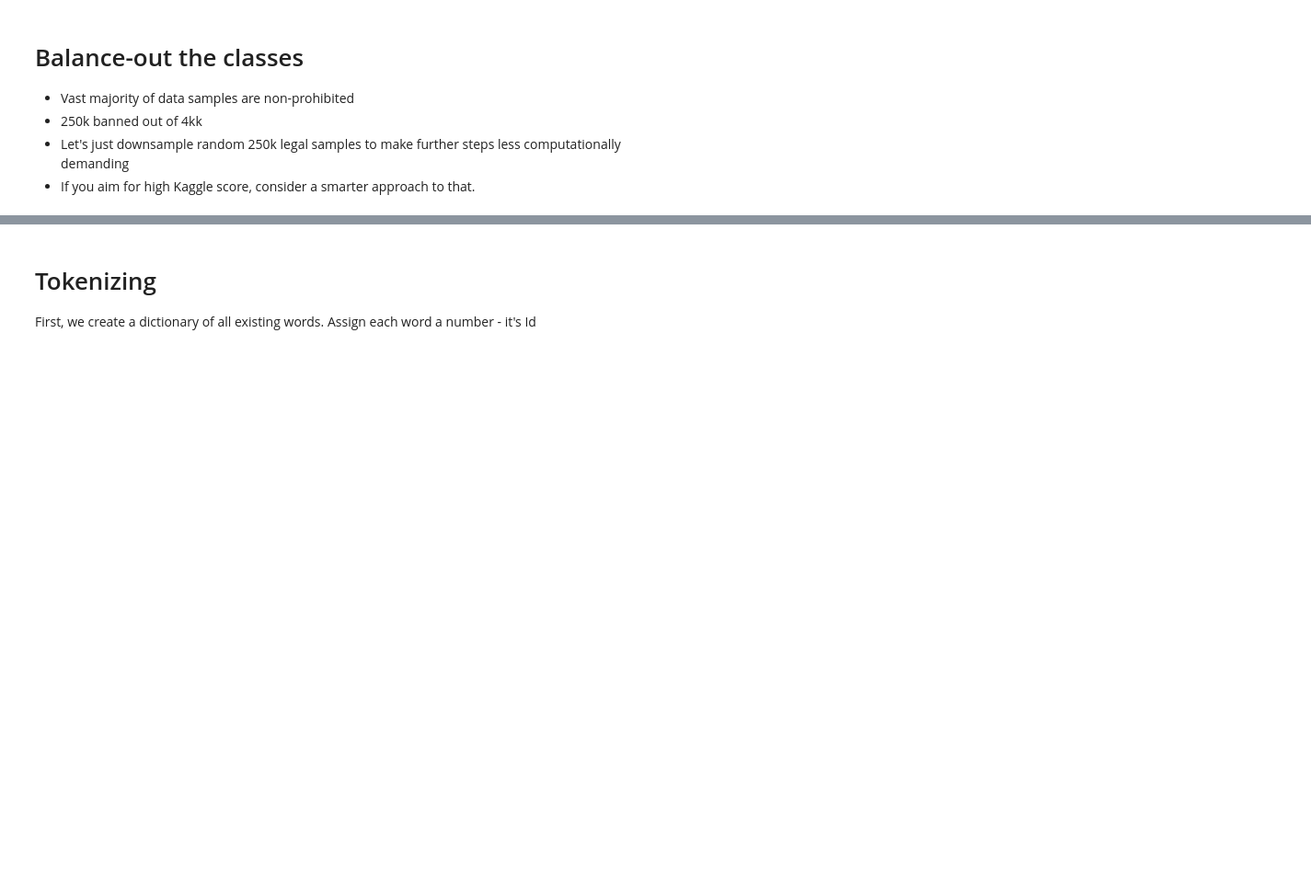
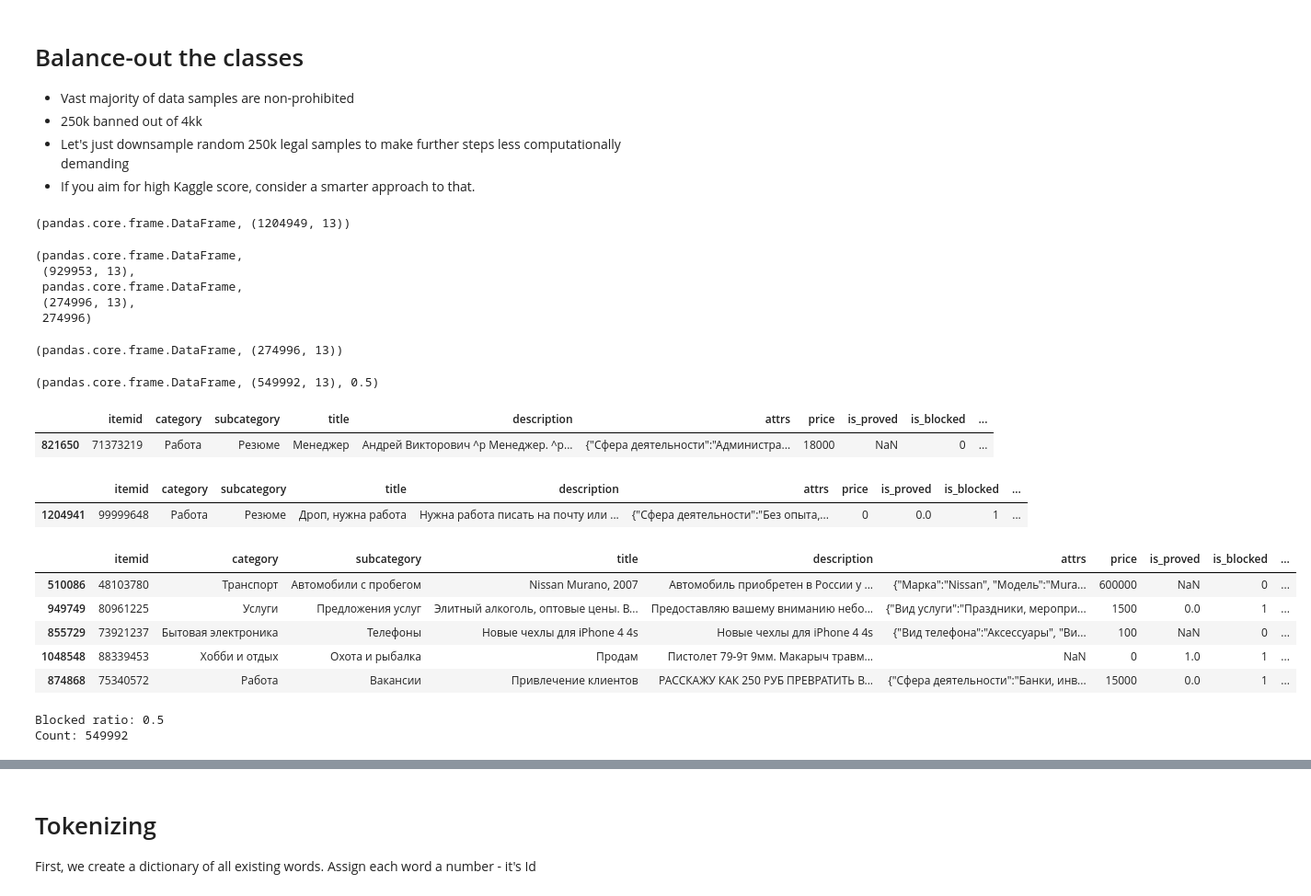
Before and after one commit to dk4b/MIPT_Data_Mining_In_Action_2016, a Jupyter notebook: trends/hw5/clf_rnn_1.ipynb, the cells around one changed output, grey strips where cells are left out. Shown at 92% size. Saved outputs shown, nothing was run; the diff lists cells and outputs as text; code cells hidden in the pictures; blank space fills up the shorter version.

```diff
--- a/trends/hw5/clf_rnn_1.ipynb
+++ b/trends/hw5/clf_rnn_1.ipynb
@@ -98,17 +98,64 @@ Count: 1204949
  * 250k banned out of 4kk
  * Let's just downsample random 250k legal samples to make further steps less computationally demanding
  * If you aim for high Kaggle score, consider a smarter approach to that.
+# %%
+type(df), df.shape
+# %% [output]
+(pandas.core.frame.DataFrame, (1204949, 13))
+# %%
+is_blocked_0 = df[df.is_blocked == 0]
+is_blocked_1 = df[df.is_blocked == 1]
+
+type(is_blocked_0), is_blocked_0.shape, type(is_blocked_1), is_blocked_1.shape, len(is_blocked_1)
+# %% [output]
+(pandas.core.frame.DataFrame,
+ (929953, 13),
+ pandas.core.frame.DataFrame,
+ (274996, 13),
+ 274996)
+# %%
+is_blocked_00 = is_blocked_0.sample(n=len(is_blocked_1), random_state=22 )
+
+type(is_blocked_00), is_blocked_00.shape
+# %% [output]
+(pandas.core.frame.DataFrame, (274996, 13))
+# %%
+df_ds = is_blocked_00.append(is_blocked_1)
+
+type(df_ds), df_ds.shape, df_ds.is_blocked.mean()
+# %% [output]
+(pandas.core.frame.DataFrame, (549992, 13), 0.5)
+# %%
+df_ds.head(1)
+# %% [output]
+|  | itemid | category | subcategory | title | description | attrs | price | is_proved | is_blocked | ... |
+| 821650 | 71373219 | Работа | Резюме | Менеджер | Андрей Викторович ^p Менеджер. ^p... | {"Сфера деятельности":"Администра... | 18000 | NaN | 0 | ... |
+# %%
+df_ds.tail(1)
+# %% [output]
+|  | itemid | category | subcategory | title | description | attrs | price | is_proved | is_blocked | ... |
+| 1204941 | 99999648 | Работа | Резюме | Дроп, нужна работа | Нужна работа писать на почту или ... | {"Сфера деятельности":"Без опыта,... | 0 | 0.0 | 1 | ... |
+# %%
+df_ds = df_ds.sample(n=len(df_ds), random_state=22 )
+df_ds.head(5)
+# %% [output]
+|  | itemid | category | subcategory | title | description | attrs | price | is_proved | is_blocked | ... |
+| 510086 | 48103780 | Транспорт | Автомобили с пробегом | Nissan Murano, 2007 | Автомобиль приобретен в России у ... | {"Марка":"Nissan", "Модель":"Mura... | 600000 | NaN | 0 | ... |
+| 949749 | 80961225 | Услуги | Предложения услуг | Элитный алкоголь, оптовые цены. В... | Предоставляю вашему вниманию небо... | {"Вид услуги":"Праздники, меропри... | 1500 | 0.0 | 1 | ... |
+| 855729 | 73921237 | Бытовая электроника | Телефоны | Новые чехлы для iPhone 4 4s | Новые чехлы для iPhone 4 4s | {"Вид телефона":"Аксессуары", "Ви... | 100 | NaN | 0 | ... |
+| 1048548 | 88339453 | Хобби и отдых | Охота и рыбалка | Продам | Пистолет 79-9т 9мм. Макарыч травм... | NaN | 0 | 1.0 | 1 | ... |
+| 874868 | 75340572 | Работа | Вакансии | Привлечение клиентов | РАССКАЖУ КАК 250 РУБ ПРЕВРАТИТЬ В... | {"Сфера деятельности":"Банки, инв... | 15000 | 0.0 | 1 | ... |
 # %%
 #downsample
+#< downsample data so that both classes have approximately equal ratios>
 
-
-< downsample data so that both classes have approximately equal ratios>
-
-df = <downsampled dataset>
-
+df = df_ds  #<downsampled dataset>
 
 print "Blocked ratio:",df.is_blocked.mean()
 print "Count:",len(df)
+# %% [output]
+Blocked ratio: 0.5
+Count: 549992
 # %%
 assert df.is_blocked.mean() < 0.51
 assert df.is_blocked.mean() > 0.49
```
Also changed, not shown: parts of 36 cells of this notebook, 1 other file.
